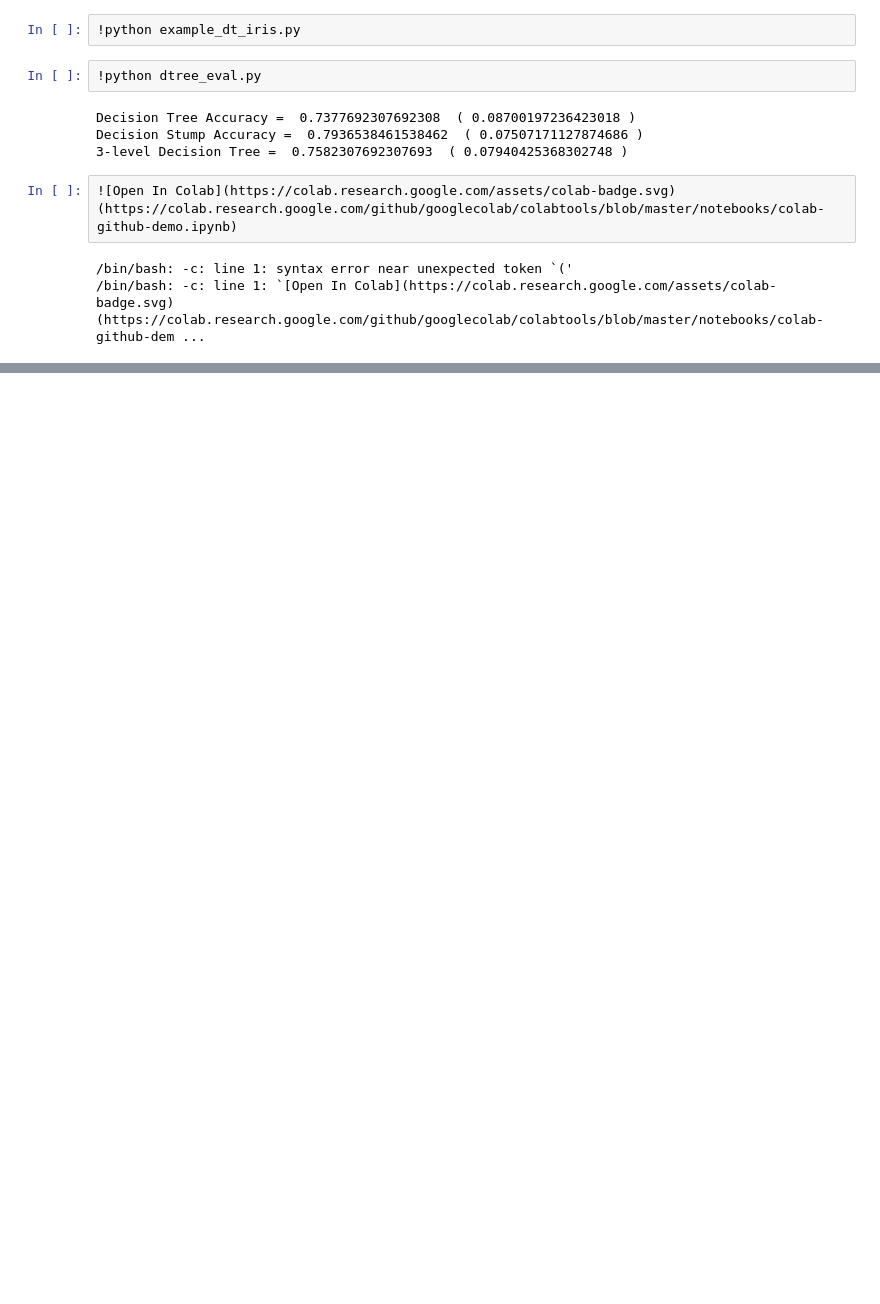
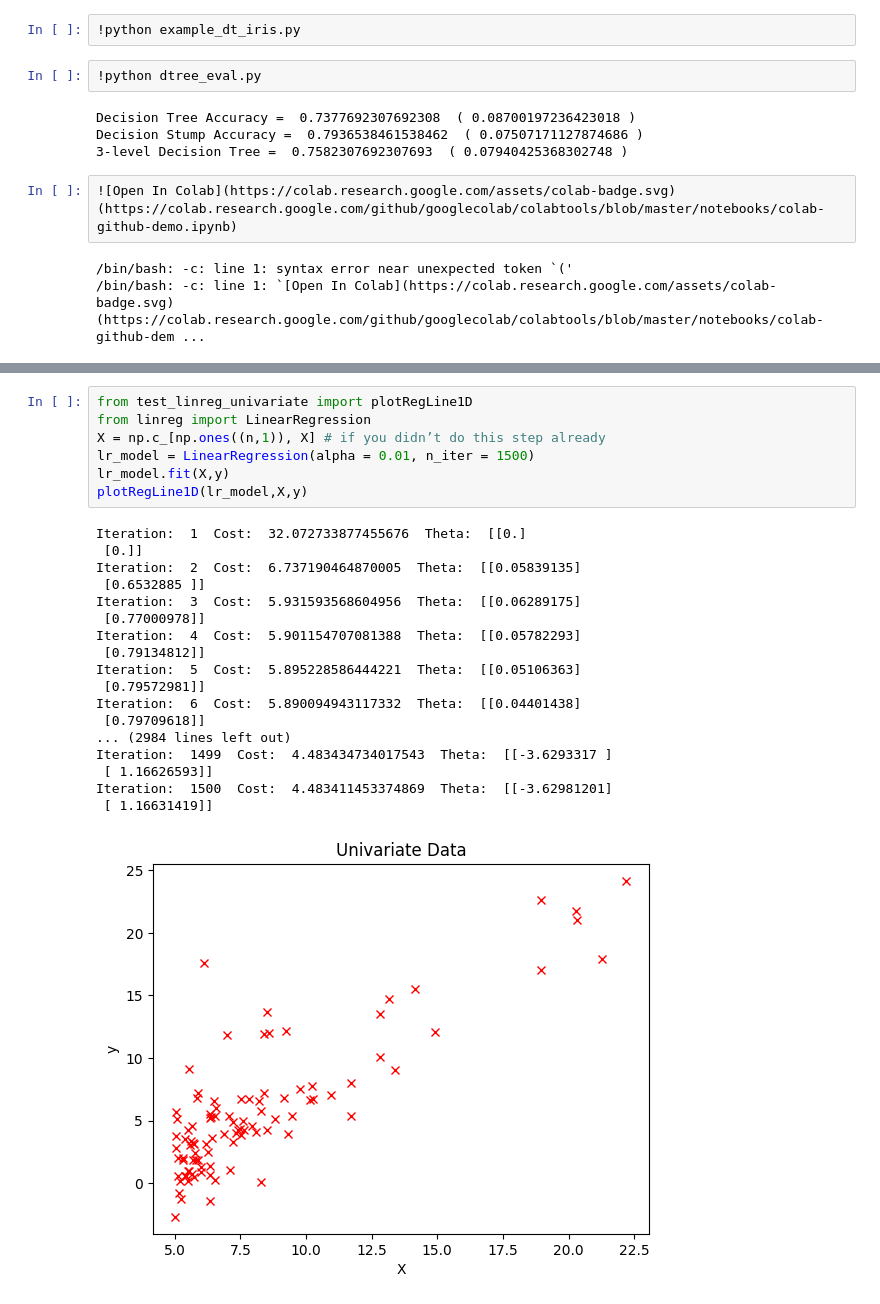
Before and after one commit to dcnampm/AI_homework, a Jupyter notebook: HW1.ipynb, the cells around one changed output, grey strips where cells are left out. Drawn from its saved outputs; the diff is of its cells as text; blank space fills up the shorter version.

```diff
--- a/HW1.ipynb
+++ b/HW1.ipynb
@@ -83,0 +90,26 @@ Decision Stump Accuracy =  0.7936538461538462  ( 0.07507171127874686 )
+# %%
+from test_linreg_univariate import plotRegLine1D
+from linreg import LinearRegression
+X = np.c_[np.ones((n,1)), X] # if you didn’t do this step already
+lr_model = LinearRegression(alpha = 0.01, n_iter = 1500)
+lr_model.fit(X,y)
+plotRegLine1D(lr_model,X,y)
+# %% [output]
+Iteration:  1  Cost:  32.072733877455676  Theta:  [[0.]
+ [0.]]
+Iteration:  2  Cost:  6.737190464870005  Theta:  [[0.05839135]
+ [0.6532885 ]]
+Iteration:  3  Cost:  5.931593568604956  Theta:  [[0.06289175]
+ [0.77000978]]
+Iteration:  4  Cost:  5.901154707081388  Theta:  [[0.05782293]
+ [0.79134812]]
+Iteration:  5  Cost:  5.895228586444221  Theta:  [[0.05106363]
+ [0.79572981]]
+Iteration:  6  Cost:  5.890094943117332  Theta:  [[0.04401438]
+ [0.79709618]]
+... (2984 lines left out)
+Iteration:  1499  Cost:  4.483434734017543  Theta:  [[-3.6293317 ]
+ [ 1.16626593]]
+Iteration:  1500  Cost:  4.483411453374869  Theta:  [[-3.62981201]
+ [ 1.16631419]]
+[figure, added]
```
Also changed, not shown: parts of 10 cells of this notebook.
